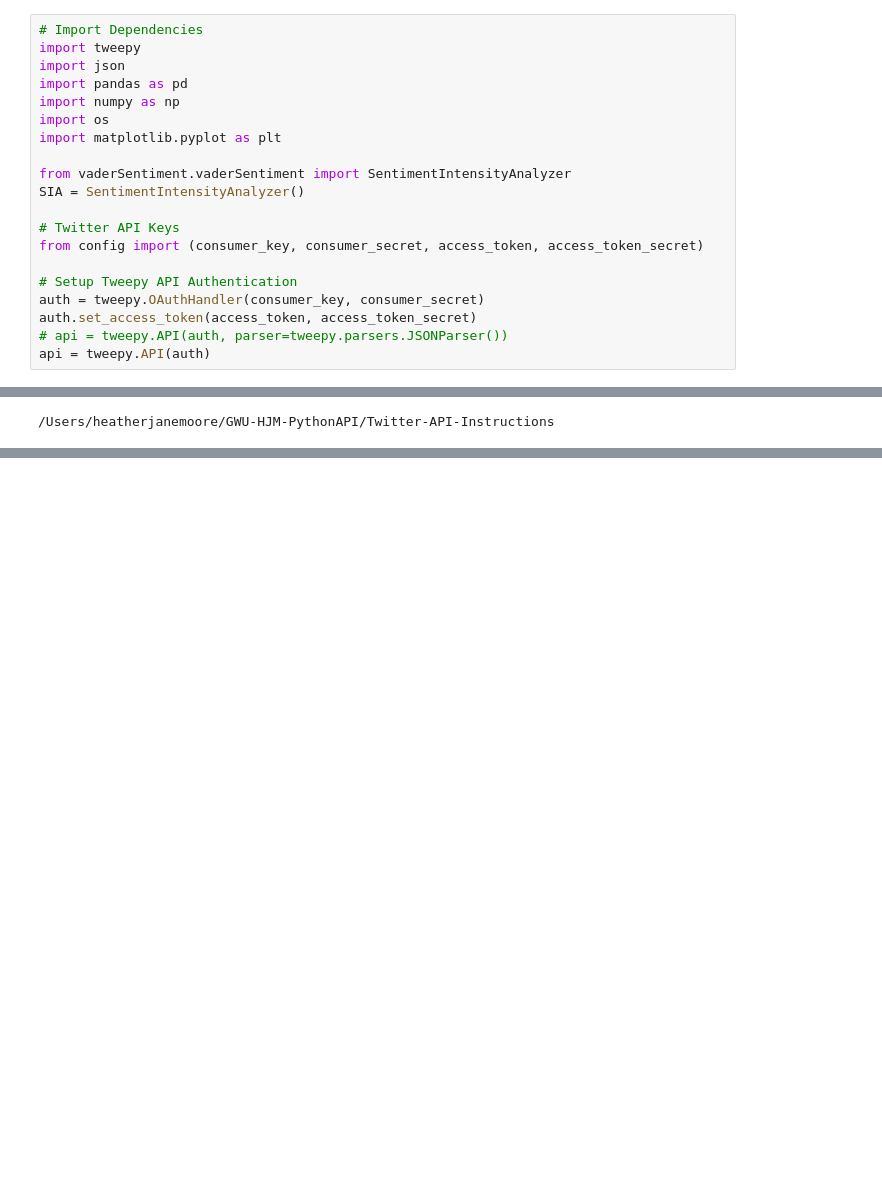
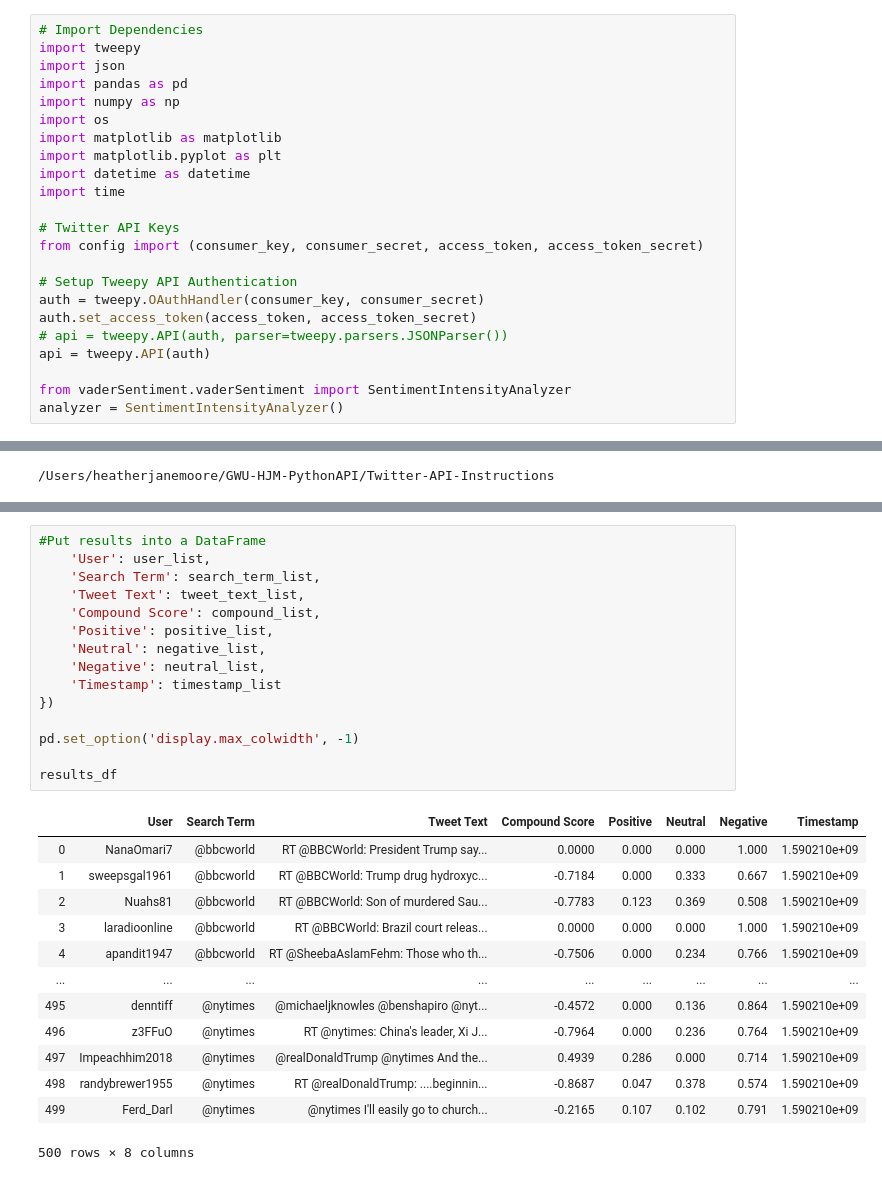
Before and after one commit to HeatherJane/GWU-HJM-PythonAPI, a Jupyter notebook: Twitter-API-Instructions/Twitter_HJM.ipynb, the cells around one changed output, grey strips where cells are left out. Cells and saved outputs as stored; diff of their text form; blank space fills up the shorter version.

```diff
--- a/Twitter-API-Instructions/Twitter_HJM.ipynb
+++ b/Twitter-API-Instructions/Twitter_HJM.ipynb
@@ -5,10 +5,10 @@ import json
 import pandas as pd
 import numpy as np
 import os
+import matplotlib as matplotlib
 import matplotlib.pyplot as plt
-
-from vaderSentiment.vaderSentiment import SentimentIntensityAnalyzer
-SIA = SentimentIntensityAnalyzer()
+import datetime as datetime
+import time
 
 # Twitter API Keys
 from config import (consumer_key, consumer_secret, access_token, access_token_secret)
@@ -18,6 +18,9 @@ auth = tweepy.OAuthHandler(consumer_key, consumer_secret)
 auth.set_access_token(access_token, access_token_secret)
 # api = tweepy.API(auth, parser=tweepy.parsers.JSONParser())
 api = tweepy.API(auth)
+
+from vaderSentiment.vaderSentiment import SentimentIntensityAnalyzer
+analyzer = SentimentIntensityAnalyzer()
 # %%
 orig_working_directory= os.getcwd()
 print(orig_working_directory)
@@ -153,0 +85,29 @@ sentiment_df
+# %%
+#Put results into a DataFrame
+    'User': user_list,
+    'Search Term': search_term_list,
+    'Tweet Text': tweet_text_list,
+    'Compound Score': compound_list,
+    'Positive': positive_list,
+    'Neutral': negative_list,
+    'Negative': neutral_list,
+    'Timestamp': timestamp_list
+})
+
+pd.set_option('display.max_colwidth', -1)
+
+results_df
+# %% [output]
+|  | User | Search Term | Tweet Text | Compound Score | Positive | Neutral | Negative | Timestamp |
+| 0 | NanaOmari7 | @bbcworld | RT @BBCWorld: President Trump say... | 0.0000 | 0.000 | 0.000 | 1.000 | 1.590210e+09 |
+| 1 | sweepsgal1961 | @bbcworld | RT @BBCWorld: Trump drug hydroxyc... | -0.7184 | 0.000 | 0.333 | 0.667 | 1.590210e+09 |
+| 2 | Nuahs81 | @bbcworld | RT @BBCWorld: Son of murdered Sau... | -0.7783 | 0.123 | 0.369 | 0.508 | 1.590210e+09 |
+| 3 | laradioonline | @bbcworld | RT @BBCWorld: Brazil court releas... | 0.0000 | 0.000 | 0.000 | 1.000 | 1.590210e+09 |
+| 4 | apandit1947 | @bbcworld | RT @SheebaAslamFehm: Those who th... | -0.7506 | 0.000 | 0.234 | 0.766 | 1.590210e+09 |
+| ... | ... | ... | ... | ... | ... | ... | ... | ... |
+| 495 | denntiff | @nytimes | @michaeljknowles @benshapiro @nyt... | -0.4572 | 0.000 | 0.136 | 0.864 | 1.590210e+09 |
+| 496 | z3FFuO | @nytimes | RT @nytimes: China's leader, Xi J... | -0.7964 | 0.000 | 0.236 | 0.764 | 1.590210e+09 |
+| 497 | Impeachhim2018 | @nytimes | @realDonaldTrump @nytimes And the... | 0.4939 | 0.286 | 0.000 | 0.714 | 1.590210e+09 |
+| 498 | randybrewer1955 | @nytimes | RT @realDonaldTrump: ....beginnin... | -0.8687 | 0.047 | 0.378 | 0.574 | 1.590210e+09 |
+| 499 | Ferd_Darl | @nytimes | @nytimes I'll easily go to church... | -0.2165 | 0.107 | 0.102 | 0.791 | 1.590210e+09 |
+500 rows × 8 columns
```
Also changed, not shown: parts of 16 cells of this notebook, 8 other files.
